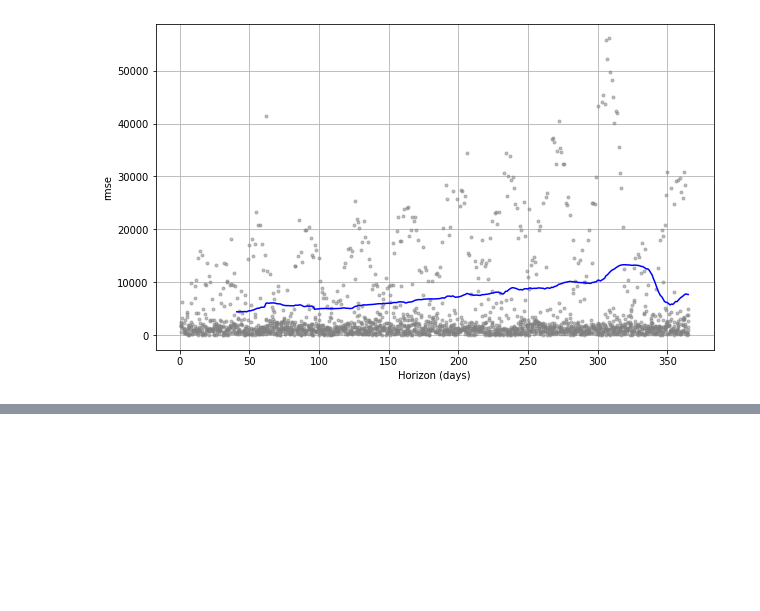
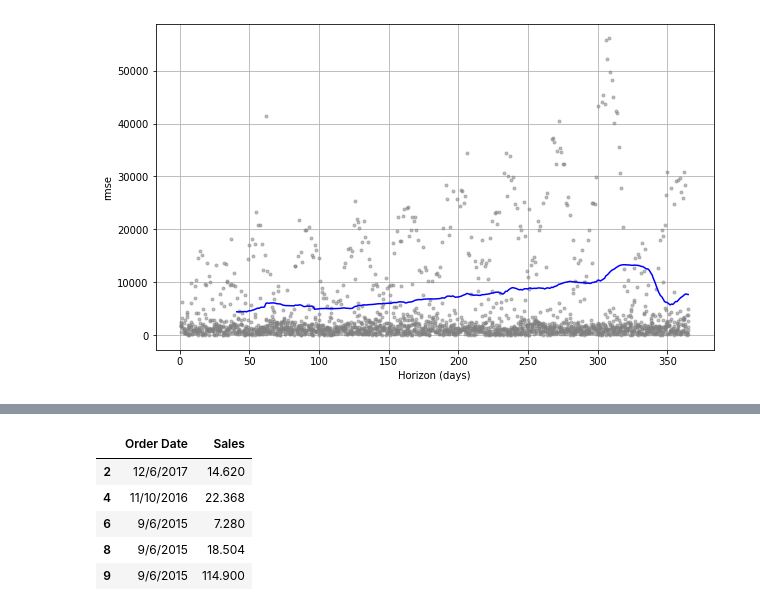
Before and after one commit to Santosh344/RetaildataAnalysis, a Jupyter notebook: prophet.ipynb, the cells around one changed output, grey strips where cells are left out. Cells and saved outputs as stored; diff of their text form; code cells hidden in the pictures; blank space fills up the shorter version.

```diff
--- a/prophet.ipynb
+++ b/prophet.ipynb
@@ -232,0 +276,3 @@ fig = plot_cross_validation_metric(df_cv, metric='rmse')
+# %%
+# Extract the data of Office Supplies
+office_supplies = df.loc[df['Category'] == 'Office Supplies']
@@ -232,0 +283,10 @@ fig = plot_cross_validation_metric(df_cv, metric='rmse')
+# %%
+office_supplies = office_supplies[['Order Date','Sales']]
+office_supplies.head()
+# %% [output]
+|  | Order Date | Sales |
+| 2 | 12/6/2017 | 14.620 |
+| 4 | 11/10/2016 | 22.368 |
+| 6 | 9/6/2015 | 7.280 |
+| 8 | 9/6/2015 | 18.504 |
+| 9 | 9/6/2015 | 114.900 |
```
Also changed, not shown: parts of 19 cells of this notebook.
